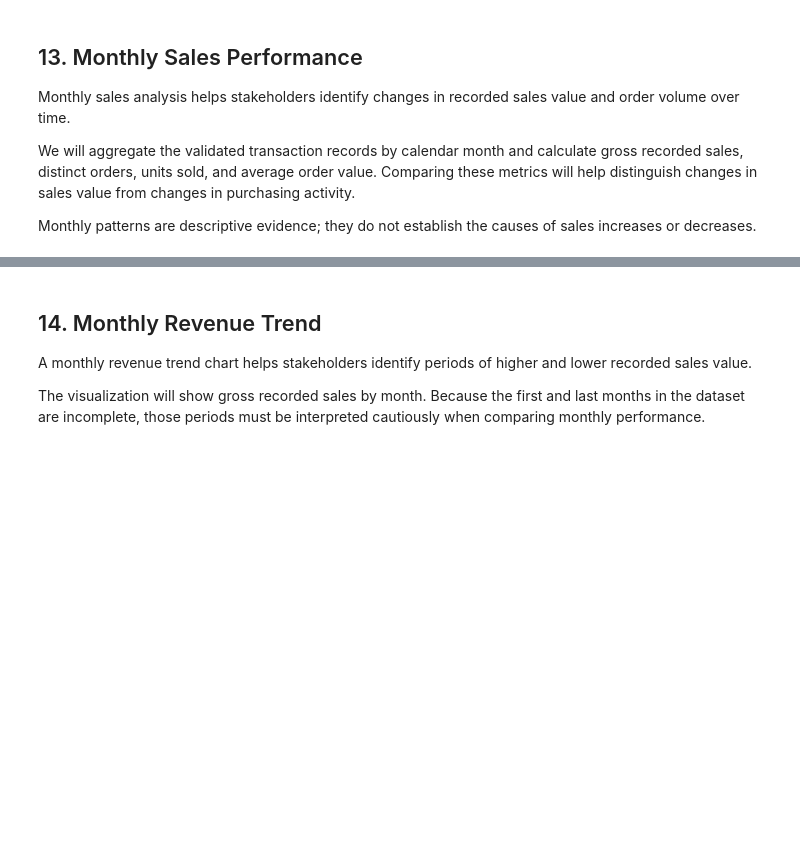
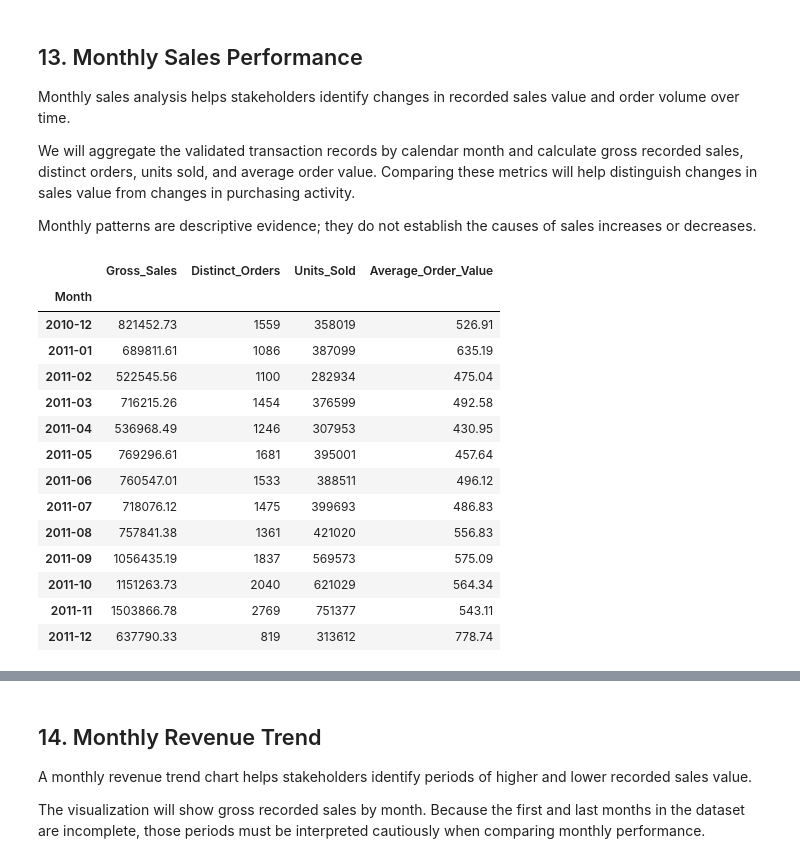
Before and after one commit to kartikeysharma2645/Analytics-Report-Insights, a Jupyter notebook: notebooks/ecommerce_sales_analysis.ipynb, the cells around one changed output, grey strips where cells are left out. Drawn from its saved outputs; the diff is of its cells as text; code cells hidden in the pictures; blank space fills up the shorter version.

```diff
--- a/notebooks/ecommerce_sales_analysis.ipynb
+++ b/notebooks/ecommerce_sales_analysis.ipynb
@@ -542,6 +542,56 @@ Monthly sales analysis helps stakeholders identify changes in recorded sales val
 We will aggregate the validated transaction records by calendar month and calculate gross recorded sales, distinct orders, units sold, and average order value. Comparing these metrics will help distinguish changes in sales value from changes in purchasing activity.
 
 Monthly patterns are descriptive evidence; they do not establish the causes of sales increases or decreases.
+# %%
+
+# Code Cell 33 — Recreate Monthly Sales Summary
+
+import pandas as pd
+from IPython.display import display
+
+# Create a working copy
+monthly_data = analysis_df.copy()
+
+# Group transactions by calendar month
+monthly_data["Month"] = (
+    monthly_data["InvoiceDate"].dt.to_period("M")
+)
+
+monthly_sales = (
+    monthly_data.groupby("Month")
+    .agg(
+        Gross_Sales=("LineValue", "sum"),
+        Distinct_Orders=("InvoiceNo", "nunique"),
+        Units_Sold=("Quantity", "sum"),
+    )
+)
+
+# Calculate average order value
+monthly_sales["Average_Order_Value"] = (
+    monthly_sales["Gross_Sales"]
+    / monthly_sales["Distinct_Orders"]
+)
+
+display(monthly_sales.round({
+    "Gross_Sales": 2,
+    "Average_Order_Value": 2,
+}))
+# %% [output]
+|  | Gross_Sales | Distinct_Orders | Units_Sold | Average_Order_Value |
+| Month |  |  |  |  |
+| 2010-12 | 821452.73 | 1559 | 358019 | 526.91 |
+| 2011-01 | 689811.61 | 1086 | 387099 | 635.19 |
+| 2011-02 | 522545.56 | 1100 | 282934 | 475.04 |
+| 2011-03 | 716215.26 | 1454 | 376599 | 492.58 |
+| 2011-04 | 536968.49 | 1246 | 307953 | 430.95 |
+| 2011-05 | 769296.61 | 1681 | 395001 | 457.64 |
+| 2011-06 | 760547.01 | 1533 | 388511 | 496.12 |
+| 2011-07 | 718076.12 | 1475 | 399693 | 486.83 |
+| 2011-08 | 757841.38 | 1361 | 421020 | 556.83 |
+| 2011-09 | 1056435.19 | 1837 | 569573 | 575.09 |
+| 2011-10 | 1151263.73 | 2040 | 621029 | 564.34 |
+| 2011-11 | 1503866.78 | 2769 | 751377 | 543.11 |
+| 2011-12 | 637790.33 | 819 | 313612 | 778.74 |
 # %%
 
 display(
```
Also changed, not shown: parts of 5 cells of this notebook.
